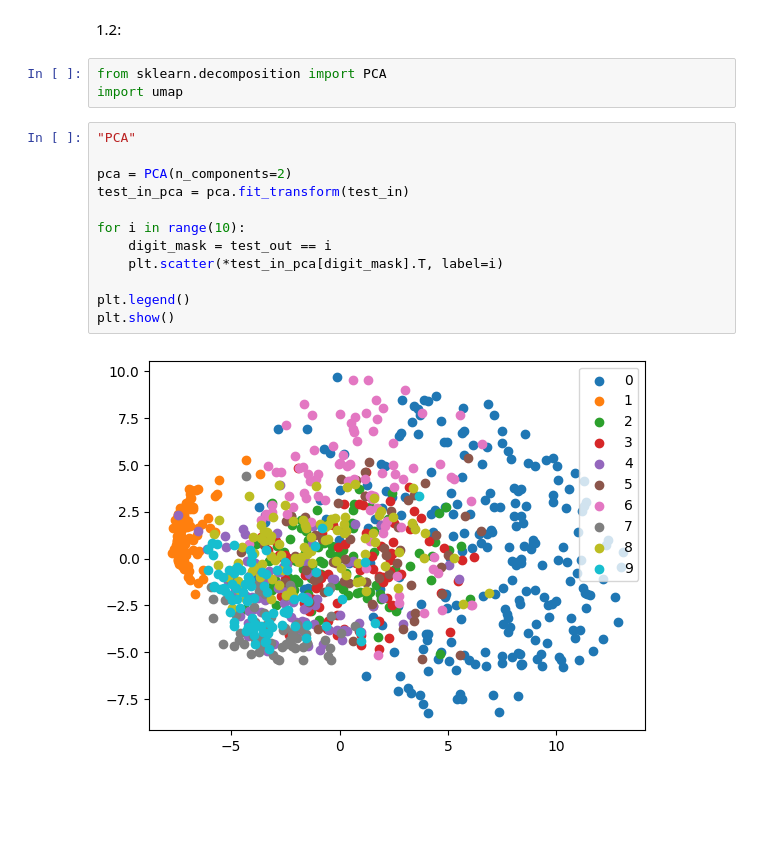
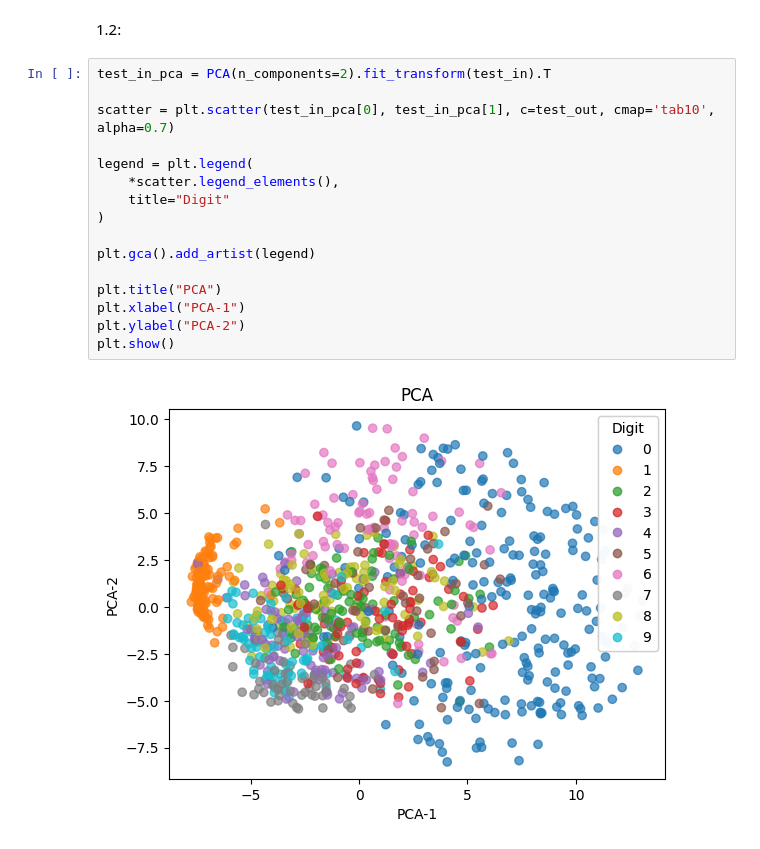
Before and after one commit to nielsklerk/IDL_Assignment0, a Jupyter notebook: task1.ipynb, the cells around one changed output. Cells and saved outputs as stored; diff of their text form; blank space fills up the shorter version.

```diff
--- a/task1.ipynb
+++ b/task1.ipynb
@@ -44,19 +49,20 @@ Most different digits: (0, 1), distance: 14.116325047945374
 # %% [markdown]
 1.2:
-# %%
-from sklearn.decomposition import PCA
-import umap
 # %%
-"PCA"
+test_in_pca = PCA(n_components=2).fit_transform(test_in).T
 
-pca = PCA(n_components=2)
-test_in_pca = pca.fit_transform(test_in)
+scatter = plt.scatter(test_in_pca[0], test_in_pca[1], c=test_out, cmap='tab10', alpha=0.7)
 
-for i in range(10):
-    digit_mask = test_out == i
-    plt.scatter(*test_in_pca[digit_mask].T, label=i)
+legend = plt.legend(
+    *scatter.legend_elements(),
+    title="Digit"
+)
 
-plt.legend()
+plt.gca().add_artist(legend)
+
+plt.title("PCA")
+plt.xlabel("PCA-1")
+plt.ylabel("PCA-2")
 plt.show()
 # %% [output]
-[figure, old version]
+[figure, new version]
```
Also changed, not shown: parts of 7 cells of this notebook.
